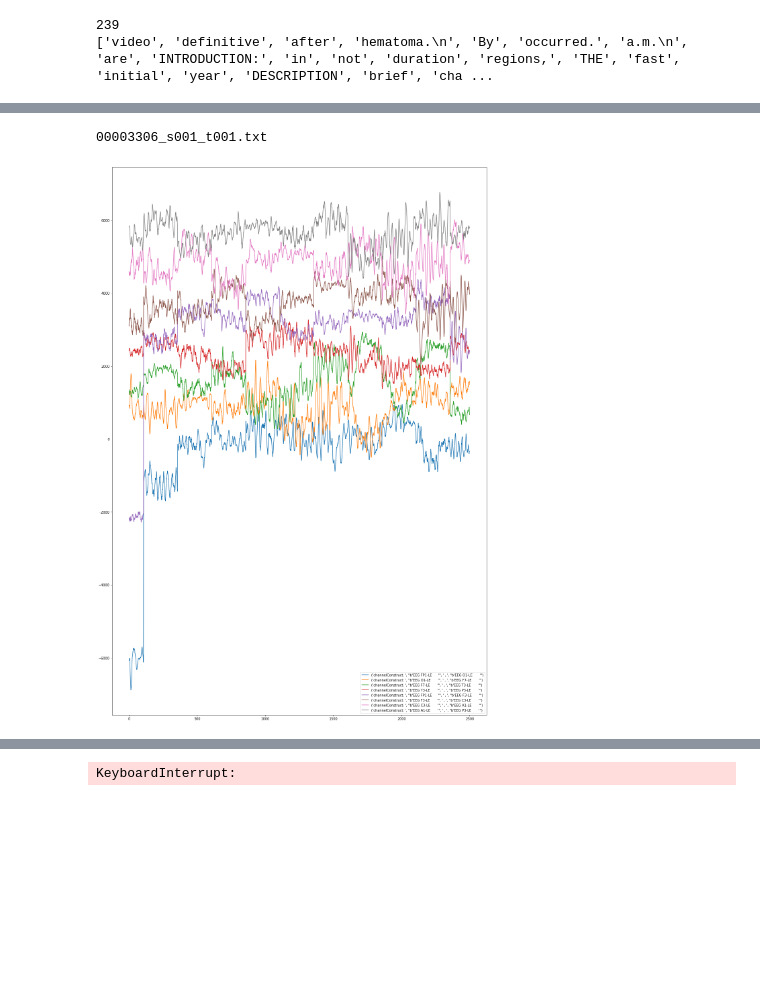
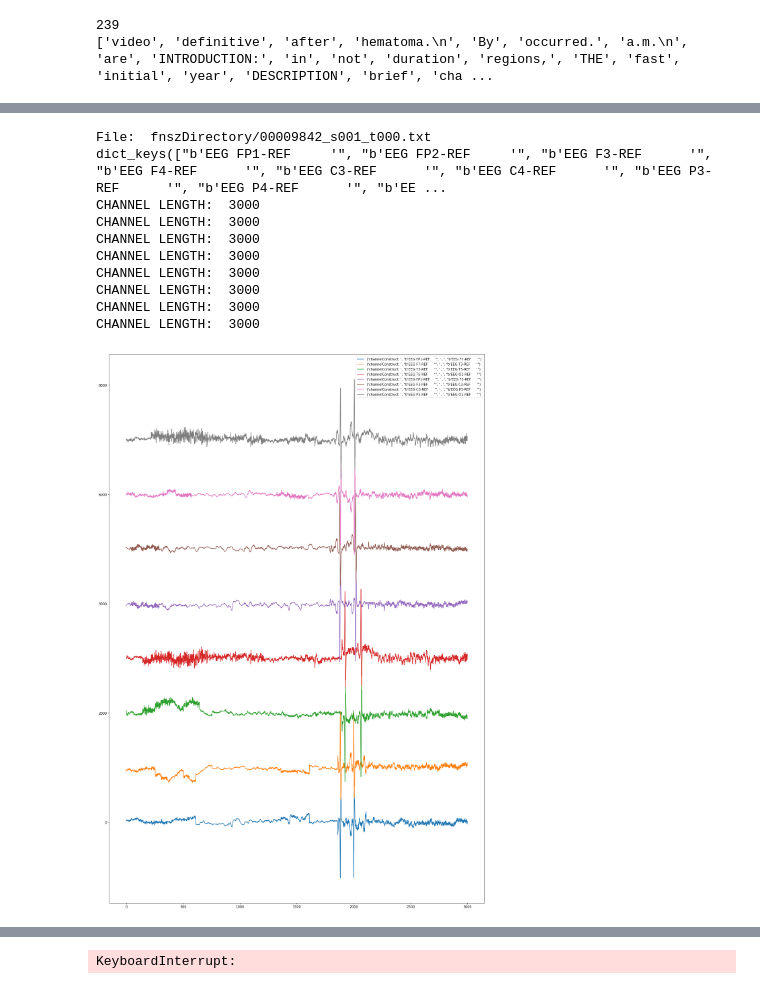
Before and after one commit to UC89/eegProject, a Jupyter notebook: fileTreeParser_1.ipynb, the cells around one changed output, grey strips where cells are left out. Saved outputs shown, nothing was run; the diff lists cells and outputs as text; code cells hidden in the pictures; blank space fills up the shorter version.

```diff
--- a/fileTreeParser_1.ipynb
+++ b/fileTreeParser_1.ipynb
@@ -87,7 +87,7 @@ for session in sessionsDb:
         sessionList.append(session)
     #print(session)
 
-reportText1 = sessionList[0]['ReportText']
+reportText1 = sessionList[0]['reportText']
 
 reportTextString = " ".join(reportText1)
 
@@ -192,10 +193,12 @@ class channel(object):
         toReturn = []
         startByte = float(start) * self.sampleRate * 2
         print("TYPE START: ",type(start))
-        print("Type SAMPLE: ",type(self.sampleRate))
+        print("channel.channelData Sample Rate: ",type(self.sampleRate))
+        print("Start: ",start)
         print("START BYTE FROM CHANNEL DATA: ",startByte," Start: ",start," SampleRate: ",self.sampleRate)
         seekLocation = int(self.channelIndex + int(startByte))  #need to fix this --------------
-        numberOfBytes = int(self.sampleRate) * float(duration) * 2
+        print('Seek Location: ',seekLocation)
+        numberOfBytes = int(self.sampleRate) * float(duration) #* 2
         try:
             numberOfBytes = int(numberOfBytes)
         except:
@@ -236,16 +239,16 @@ class channel(object):
         return self.dimensions
 
     def getPhysMin(self):
-        return self.physMin
+        return float(self.physMin)
 
     def getPhysMax(self):
-        return self.physMax
+        return float(self.physMax)
 
     def getDigMin(self):
-        return self.digMin
+        return float(self.digMin)
 
     def getDigMax(self):
-        return self.digMax
+        return float(self.digMax)
 
     def getPreFilter(self):
         return self.preFilter
@@ -289,6 +292,9 @@ class edfData(object):
             for x in range(nSignals):
                 returnArray.append(bitsIn.read(nBits))
             return returnArray
+
+    def returnChannelObjects(self):
+        return self.channels
 
     def parseEdf(self):
         '''
@@ -346,7 +352,7 @@ class edfData(object):
                         channelValues['dimensions'],channelValues['physMin'],channelValues['physMax'],
                         channelValues['digMin'],channelValues['digMax'],channelValues['preFilter'],
                         channelValues['sampleRate'],channelValues['reservedNotes'],
-                        channelIndex,byteLength))
+                        'channelIndex'=channelDataStart,byteLength))  #Changed this channelIndex to channelDataStart
 
 
         self.channelSampleRates = channelValues['sampleRate']
@@ -366,8 +372,12 @@ class edfData(object):
     def dataDictionary(self,start,duration):
         sampleData = {}
         j = 0
+        #Returns dictionary with key being channel label, values being a dict [data,sampleRate,digMax,digMin,physMax,physMin]
         for x in self.channelObjects:
-            sampleData[x.getLabel()]=x.channelData(start,duration)
+            sampleData[x.getLabel()]={'data':x.channelData(start,duration),'sampleRate':x.getSampleRate(),
+                                     'digMax':x.getDigMax(),'digMin':x.getDigMin(),'physMin':x.getPhysMin(),
+                                     'physMax':x.getPhysMax()}
+            print(x)
             j+=1
         return sampleData
 
@@ -690,36 +705,48 @@ START BYTE FROM CHANNEL DATA:  559700.85  Start:  1119.4017  SampleRate:  250
 ['bckg', 'fnsz', 'gnsz', 'cpsz', 'tcsz', 'absz', 'spsz', 'mysz', 'tnsz']
 "for entry in pt1['tseData']:\n    print('Entry: ',entry)\n    for i in entry:\n        print(i)\n"
 # %%
-featureFiles = os.listdir('abszDirectory')
-print(featureFiles[3])
-sampleTxtFile = 'abszDirectory/'+str(featureFiles[4])
+#featureFiles = os.listdir('fnszDirectory')
+#print(featureFiles)
+sampleTxtFile = 'fnszDirectory/'+str(featureFiles[0])
 testDataFile = loadFeatureData(sampleTxtFile)
 eegKeys = list(testDataFile.keys())
-
-#print (testDataFile.keys())
+print("File: ",sampleTxtFile)
+print (testDataFile.keys())
 #print(testDataFile[eegKeys[0]][0:20])
 #for i,key in enumerate(eegKeys):
 #    print (i,' : ',key,testDataFile[key][0:10])
 
 longBipolarMontage = [[0,10],[10,12],[12,14],[14,8],[0,2],[2,4],[4,6],[6,8]]
 plt.figure(figsize=(20,30))
 
 def fft(time_data):
     return np.log10(np.absolute(np.fft.rfft(time_data, axis=1)[:,1:48]))
 
+startPoint = 1000
+endPoint = 4000
 fftData = {}
 for i,channelConstruct in enumerate(longBipolarMontage):
     #print ('channelConstruct: ',channelConstruct[0],' , ',channelConstruct[1])
-    channelData = np.array(testDataFile[eegKeys[channelConstruct[0]]][43000:45500]) - np.array(testDataFile[eegKeys[channelConstruct[1]]][43000:45500])
+    channelData = np.array(testDataFile[eegKeys[channelConstruct[0]]]["data"][startPoint:endPoint]) - np.array(testDataFile[eegKeys[channelConstruct[1]]]["data"][startPoint:endPoint])
+    print("CHANNEL LENGTH: ",len(channelData))
     channelName = (str(eegKeys[channelConstruct[0]])+' , '+str(eegKeys[channelConstruct[1]]))
     #fftData[channelName] = fft(channelData)
     #fftData[channelName] = scipy.fftpack.fft(channelData)
     #print (eegKeys[channelConstruct[0]],' - ',eegKeys[channelConstruct[1]],' : ',channelData)
     #plt.plot((channelData/100+i*1000),label=('channelConstruct: ',eegKeys[channelConstruct[0]],' , ',eegKeys[channelConstruct[1]]))
-    plt.plot((channelData+i*800),label=('channelConstruct: ',eegKeys[channelConstruct[0]],' , ',eegKeys[channelConstruct[1]]))
+    plt.plot((channelData/3+i*1000),label=('channelConstruct: ',eegKeys[channelConstruct[0]],' , ',eegKeys[channelConstruct[1]]))
     plt.legend()
 # %% [output]
-00003306_s001_t001.txt
+File:  fnszDirectory/00009842_s001_t000.txt
+dict_keys(["b'EEG FP1-REF     '", "b'EEG FP2-REF     '", "b'EEG F3-REF      '", "b'EEG F4-REF      '", "b'EEG C3-REF      '", "b'EEG C4-REF      '", "b'EEG P3-REF      '", "b'EEG P4-REF      '", "b'EE ...
+CHANNEL LENGTH:  3000
+CHANNEL LENGTH:  3000
+CHANNEL LENGTH:  3000
+CHANNEL LENGTH:  3000
+CHANNEL LENGTH:  3000
+CHANNEL LENGTH:  3000
+CHANNEL LENGTH:  3000
+CHANNEL LENGTH:  3000
-[figure, old version]
+[figure, new version]
 # %%
 fftData = {}
```
Also changed, not shown: parts of 5 cells of this notebook.
